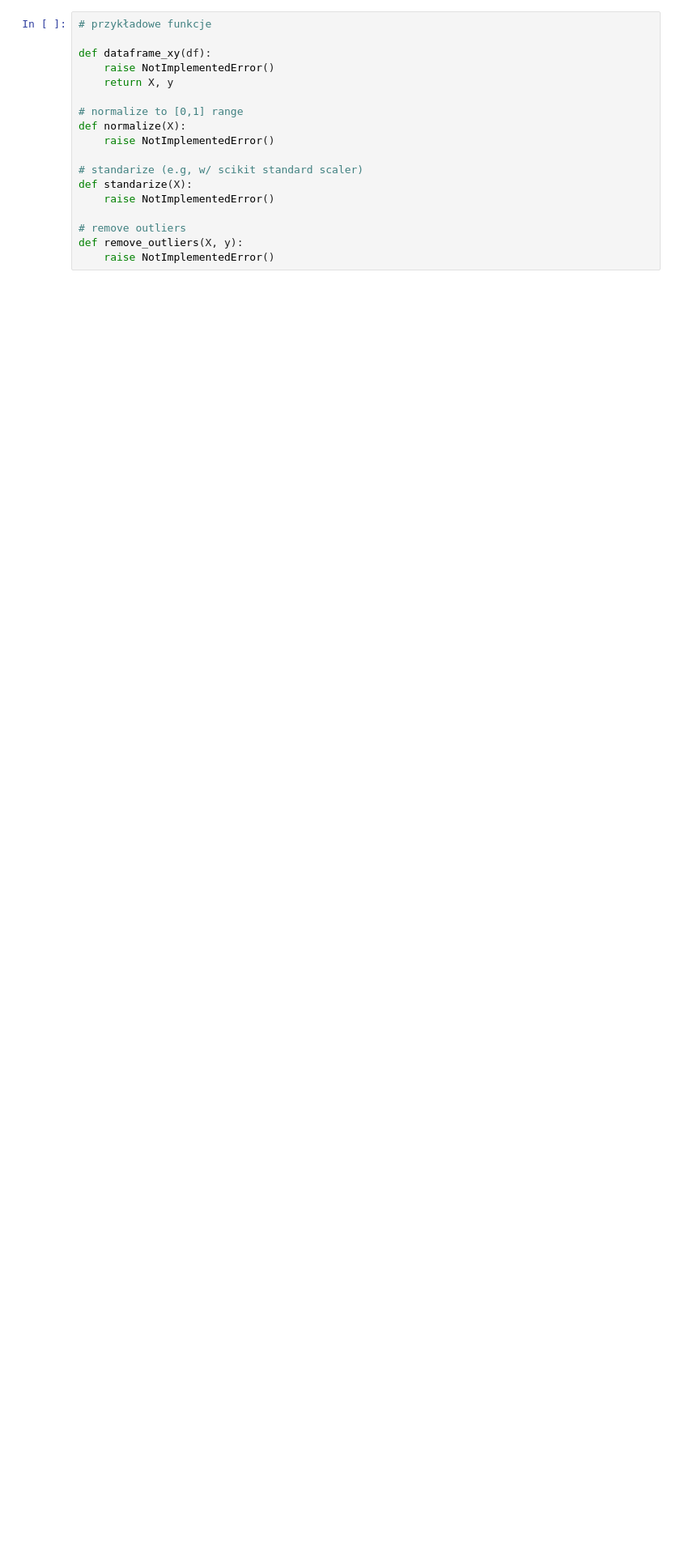
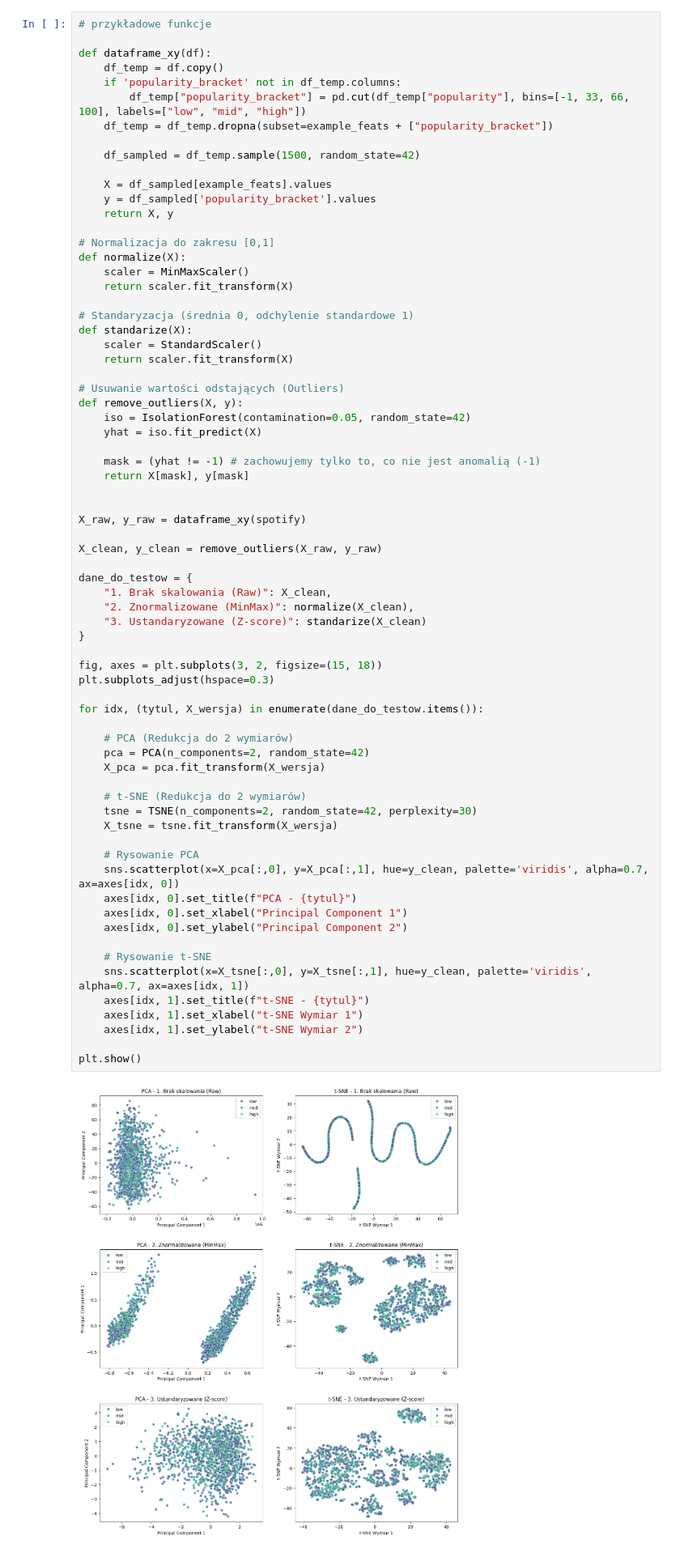
Before and after one commit to Zajecia-na-PWr-LR/lista-2-290czeslaw, a Jupyter notebook: UczenieMaszynowe_25_26_Lista2.ipynb, the cells around one changed output. Shown at 81% size. Cells and saved outputs as stored; diff of their text form; blank space fills up the shorter version.

```diff
--- a/UczenieMaszynowe_25_26_Lista2.ipynb
+++ b/UczenieMaszynowe_25_26_Lista2.ipynb
@@ -491,18 +531,72 @@ from sklearn import preprocessing
-# %%
-# przykładowe funkcje
-
-def dataframe_xy(df):
-    raise NotImplementedError()
-    return X, y
-
-# normalize to [0,1] range
-def normalize(X):
-    raise NotImplementedError()
-
-# standarize (e.g, w/ scikit standard scaler)
-def standarize(X):
-    raise NotImplementedError()
-
-# remove outliers
-def remove_outliers(X, y):
-    raise NotImplementedError()
+# %%
+# przykładowe funkcje
+
+def dataframe_xy(df):
+    df_temp = df.copy()
+    if 'popularity_bracket' not in df_temp.columns:
+        df_temp["popularity_bracket"] = pd.cut(df_temp["popularity"], bins=[-1, 33, 66, 100], labels=["low", "mid", "high"])
+    df_temp = df_temp.dropna(subset=example_feats + ["popularity_bracket"])
+
+    df_sampled = df_temp.sample(1500, random_state=42)
+
+    X = df_sampled[example_feats].values
+    y = df_sampled['popularity_bracket'].values
+    return X, y
+
+# Normalizacja do zakresu [0,1]
+def normalize(X):
+    scaler = MinMaxScaler()
+    return scaler.fit_transform(X)
+
+# Standaryzacja (średnia 0, odchylenie standardowe 1)
+def standarize(X):
+    scaler = StandardScaler()
+    return scaler.fit_transform(X)
+
+# Usuwanie wartości odstających (Outliers)
+def remove_outliers(X, y):
+    iso = IsolationForest(contamination=0.05, random_state=42)
+    yhat = iso.fit_predict(X)
+
+    mask = (yhat != -1) # zachowujemy tylko to, co nie jest anomalią (-1)
+    return X[mask], y[mask]
+
+
+X_raw, y_raw = dataframe_xy(spotify)
+
+X_clean, y_clean = remove_outliers(X_raw, y_raw)
+
+dane_do_testow = {
+    "1. Brak skalowania (Raw)": X_clean,
+    "2. Znormalizowane (MinMax)": normalize(X_clean),
+    "3. Ustandaryzowane (Z-score)": standarize(X_clean)
+}
+
+fig, axes = plt.subplots(3, 2, figsize=(15, 18))
+plt.subplots_adjust(hspace=0.3)
+
+for idx, (tytul, X_wersja) in enumerate(dane_do_testow.items()):
+
+    # PCA (Redukcja do 2 wymiarów)
+    pca = PCA(n_components=2, random_state=42)
+    X_pca = pca.fit_transform(X_wersja)
+
+    # t-SNE (Redukcja do 2 wymiarów)
+    tsne = TSNE(n_components=2, random_state=42, perplexity=30)
+    X_tsne = tsne.fit_transform(X_wersja)
+
+    # Rysowanie PCA
+    sns.scatterplot(x=X_pca[:,0], y=X_pca[:,1], hue=y_clean, palette='viridis', alpha=0.7, ax=axes[idx, 0])
+    axes[idx, 0].set_title(f"PCA - {tytul}")
+    axes[idx, 0].set_xlabel("Principal Component 1")
+    axes[idx, 0].set_ylabel("Principal Component 2")
+
+    # Rysowanie t-SNE
+    sns.scatterplot(x=X_tsne[:,0], y=X_tsne[:,1], hue=y_clean, palette='viridis', alpha=0.7, ax=axes[idx, 1])
+    axes[idx, 1].set_title(f"t-SNE - {tytul}")
+    axes[idx, 1].set_xlabel("t-SNE Wymiar 1")
+    axes[idx, 1].set_ylabel("t-SNE Wymiar 2")
+
+plt.show()
+# %% [output]
+[figure, added]
```
Also changed, not shown: parts of 5 cells of this notebook.
